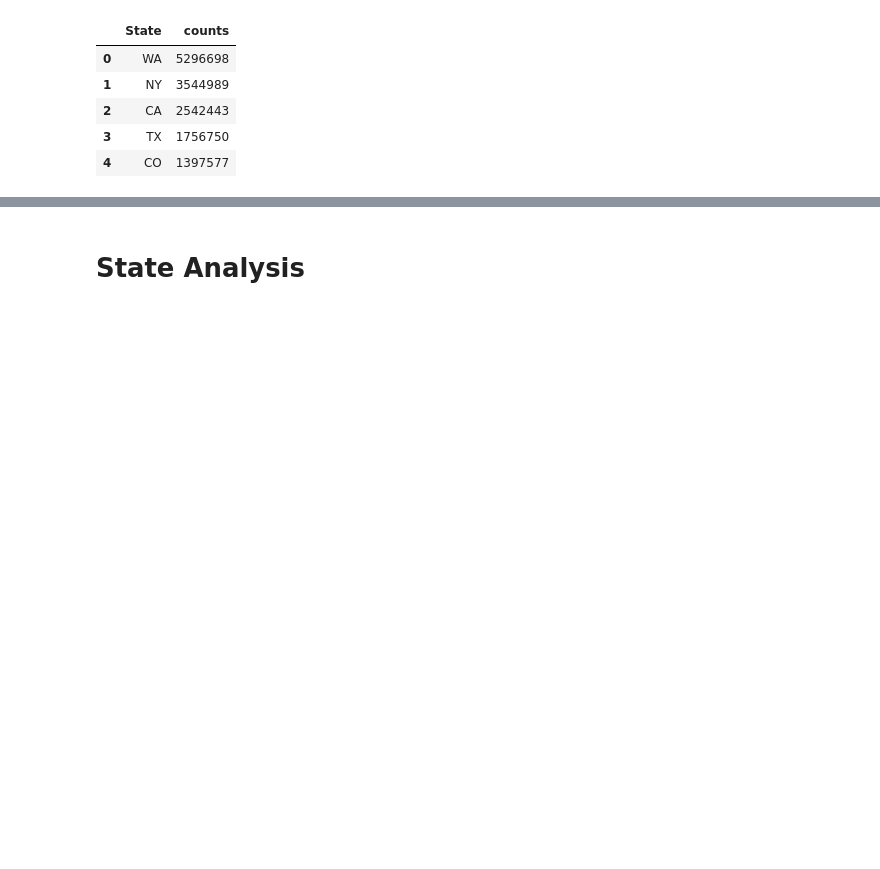
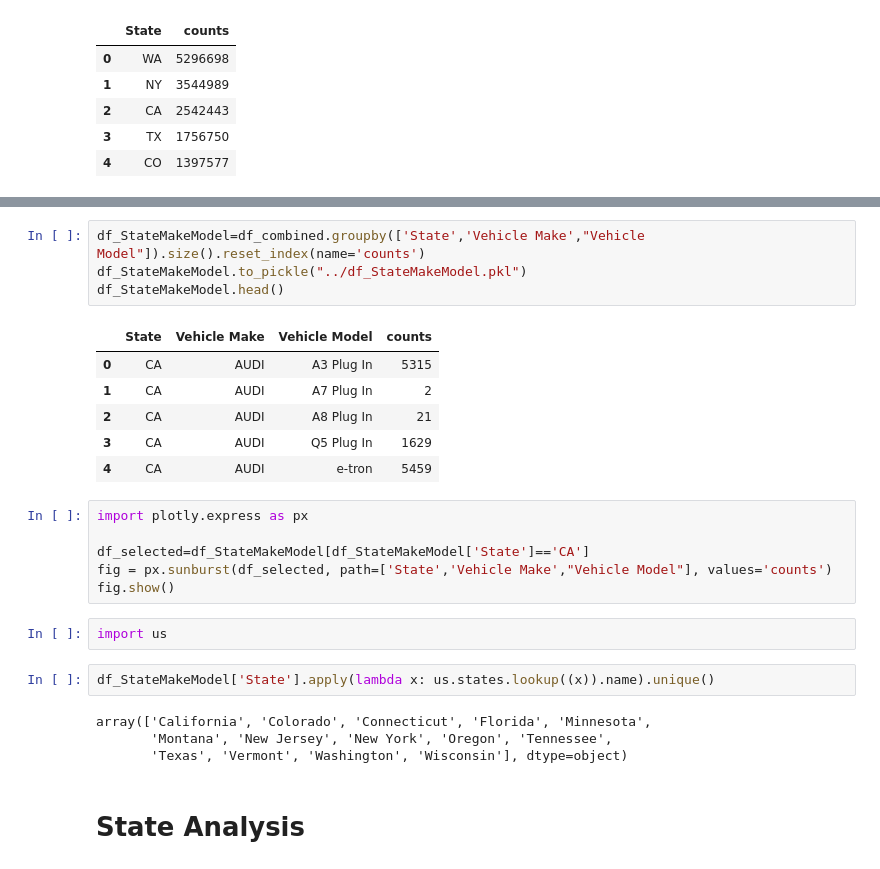
Before and after one commit to edwinjosechittilappilly/EDA-EV-ML-Project, a Jupyter notebook: notebooks/EV_StateEDA.ipynb, the cells around one changed output, grey strips where cells are left out. Saved outputs shown, nothing was run; the diff lists cells and outputs as text; blank space fills up the shorter version.

```diff
--- a/notebooks/EV_StateEDA.ipynb
+++ b/notebooks/EV_StateEDA.ipynb
@@ -44,3 +81,28 @@ df_state.head()
+# %%
+df_StateMakeModel=df_combined.groupby(['State','Vehicle Make',"Vehicle Model"]).size().reset_index(name='counts')
+df_StateMakeModel.to_pickle("../df_StateMakeModel.pkl")
+df_StateMakeModel.head()
+# %% [output]
+|  | State | Vehicle Make | Vehicle Model | counts |
+| 0 | CA | AUDI | A3 Plug In | 5315 |
+| 1 | CA | AUDI | A7 Plug In | 2 |
+| 2 | CA | AUDI | A8 Plug In | 21 |
+| 3 | CA | AUDI | Q5 Plug In | 1629 |
+| 4 | CA | AUDI | e-tron | 5459 |
+# %%
+import plotly.express as px
+
+df_selected=df_StateMakeModel[df_StateMakeModel['State']=='CA']
+fig = px.sunburst(df_selected, path=['State','Vehicle Make',"Vehicle Model"], values='counts')
+fig.show()
+# %%
+import us
+# %%
+df_StateMakeModel['State'].apply(lambda x: us.states.lookup((x)).name).unique()
+# %% [output]
+array(['California', 'Colorado', 'Connecticut', 'Florida', 'Minnesota',
+       'Montana', 'New Jersey', 'New York', 'Oregon', 'Tennessee',
+       'Texas', 'Vermont', 'Washington', 'Wisconsin'], dtype=object)
 # %% [markdown]
 # State Analysis
 # %%
```
Also changed, not shown: parts of 3 cells of this notebook, 5 other files.
